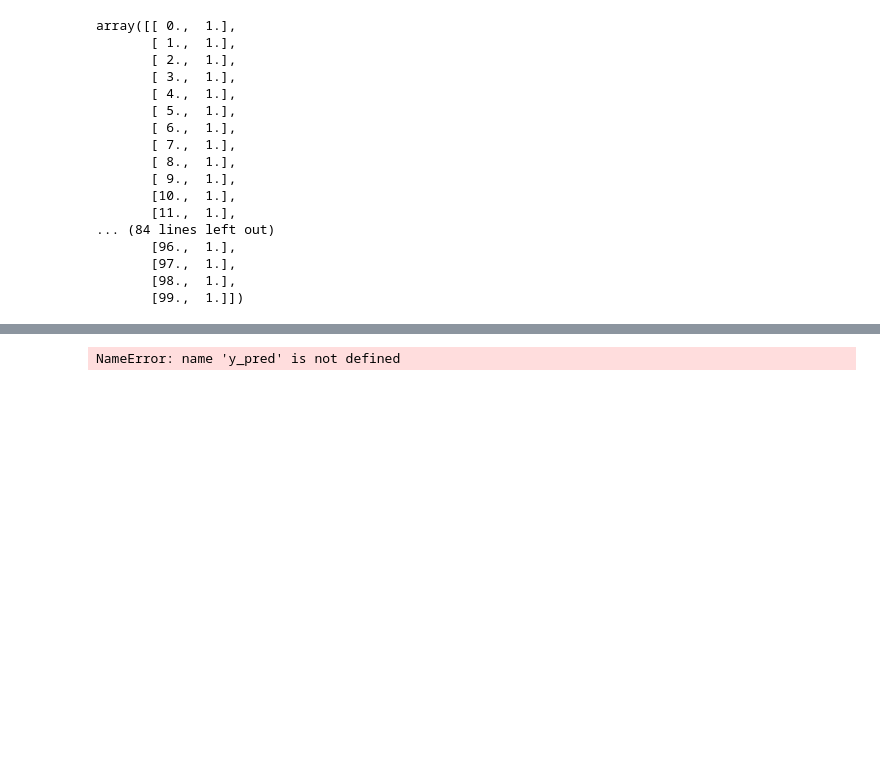
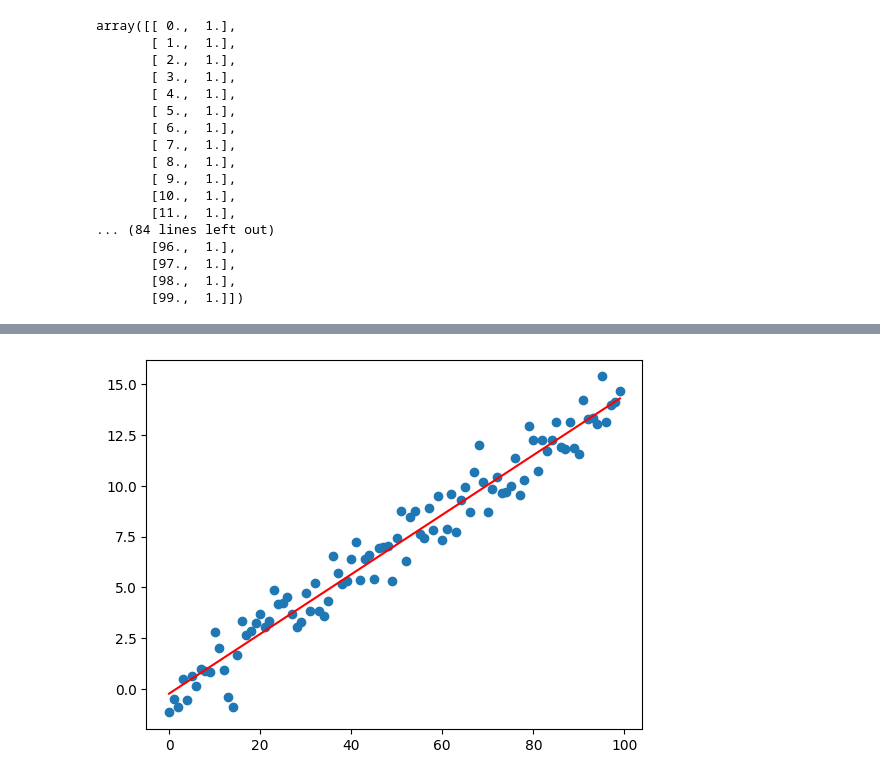
Before and after one commit to Kaveshnikov/FMPHNeuralNetworks, a Jupyter notebook: C01.ipynb, the cells around one changed output, grey strips where cells are left out. Drawn from its saved outputs; the diff is of its cells as text; code cells hidden in the pictures; blank space fills up the shorter version.

```diff
--- a/C01.ipynb
+++ b/C01.ipynb
@@ -120,6 +140,6 @@ array([[ 0.,  1.],
        [99.,  1.]])
 # %%
 # then find params
-k_pred, q_pred = (X.T @ X)**(-1), X.T @ y   # FIXME: according to slides
+k_pred, q_pred = np.linalg.inv(X.T @ X).dot(X.T).dot(y)   # FIXME: according to slides
 (k_pred, q_pred)
 # %% [output]
@@ -130,5 +147,5 @@ k_pred, q_pred = (X.T @ X)**(-1), X.T @ y   # FIXME: according to slides
 # %%
 # predict ys and plot as a line
-y_pred = k_pred @ x + q_pred   # FIXME: according to slides
+y_pred = k_pred * x + q_pred  # FIXME: according to slides
 y_pred
 # %% [output]
@@ -136,5 +169,7 @@ ValueError: matmul: Input operand 1 has a mismatch in its core dimension 0, with
 # %%
 # plot predicted
+plt.scatter(x, y)
 plt.plot(x, y_pred, 'r')
+plt.show()
 # %% [output]
-NameError: name 'y_pred' is not defined
+[figure, added]
```
Also changed, not shown: parts of 8 cells of this notebook.
